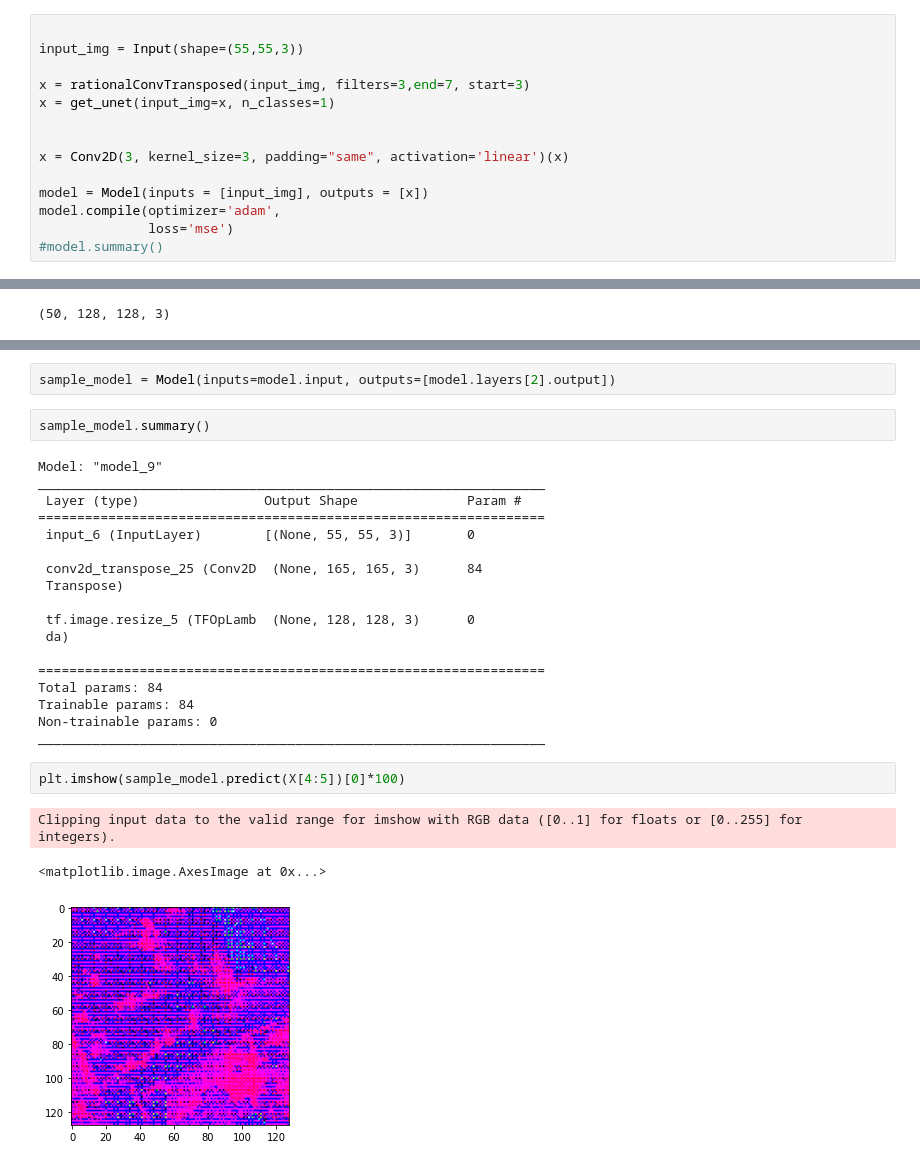
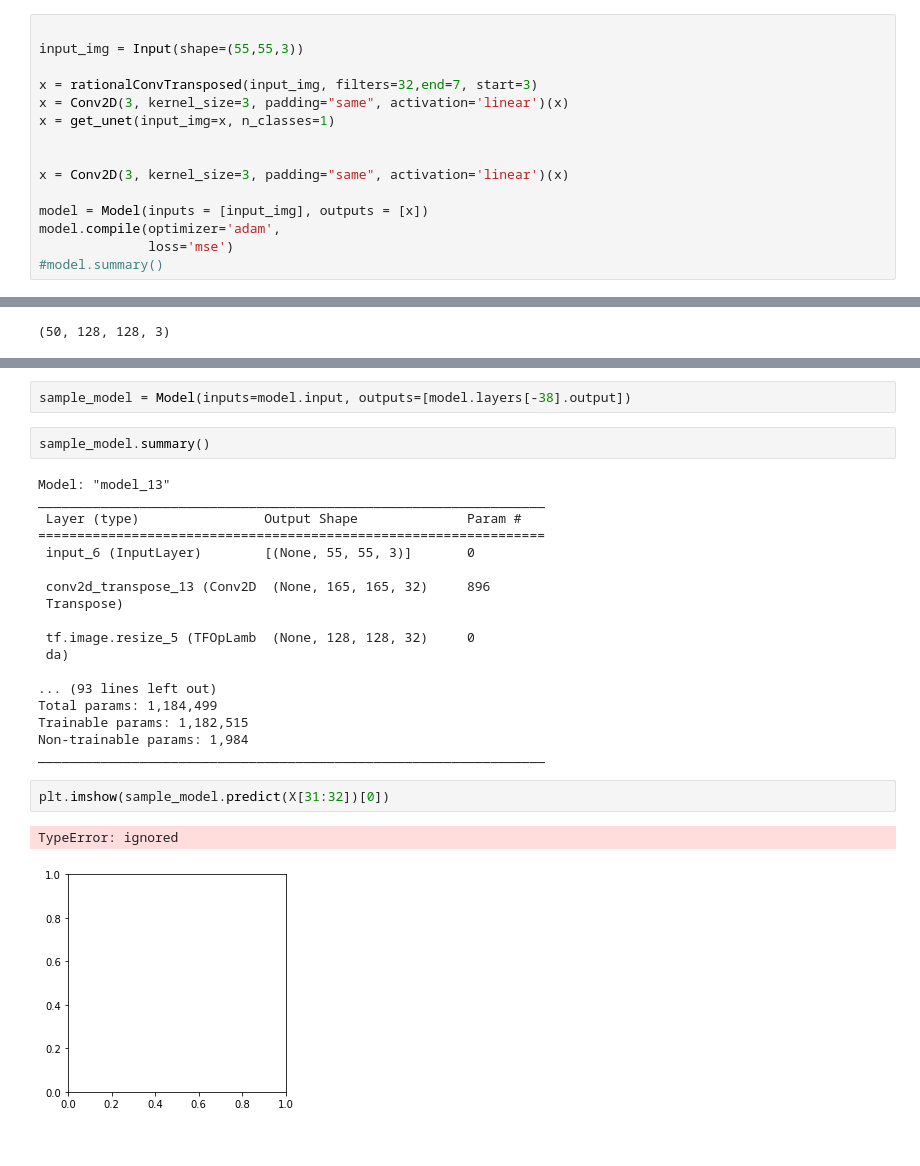
Before and after one commit to stianteien/M_DV_V2022, a Jupyter notebook: sharpen/Sharpen with bilinear.ipynb, the cells around one changed output, grey strips where cells are left out. Drawn from its saved outputs; the diff is of its cells as text.

Commit message:
shapren with 3 filters out of upscaling

```diff
--- a/sharpen/Sharpen with bilinear.ipynb
+++ b/sharpen/Sharpen with bilinear.ipynb
@@ -129,7 +129,8 @@ def get_unet(input_img, n_filters = 16, dropout = 0.1, batchnorm = True, n_class
 
 input_img = Input(shape=(55,55,3))
 
-x = rationalConvTransposed(input_img, filters=3,end=7, start=3)
+x = rationalConvTransposed(input_img, filters=32,end=7, start=3)
+x = Conv2D(3, kernel_size=3, padding="same", activation='linear')(x)
 x = get_unet(input_img=x, n_classes=1)
 
 
@@ -208,29 +212,28 @@ Clipping input data to the valid range for imshow with RGB data ([0..1] for floa
 # %%
-sample_model = Model(inputs=model.input, outputs=[model.layers[2].output])
+sample_model = Model(inputs=model.input, outputs=[model.layers[-38].output])
 # %%
 sample_model.summary()
 # %% [output]
-Model: "model_9"
+Model: "model_13"
 _________________________________________________________________
  Layer (type)                Output Shape              Param #
 =================================================================
  input_6 (InputLayer)        [(None, 55, 55, 3)]       0
 
- conv2d_transpose_25 (Conv2D  (None, 165, 165, 3)      84
+ conv2d_transpose_13 (Conv2D  (None, 165, 165, 32)     896
  Transpose)
 
- tf.image.resize_5 (TFOpLamb  (None, 128, 128, 3)      0
+ tf.image.resize_5 (TFOpLamb  (None, 128, 128, 32)     0
  da)
 
-=================================================================
-Total params: 84
-Trainable params: 84
-Non-trainable params: 0
+... (93 lines left out)
+Total params: 1,184,499
+Trainable params: 1,182,515
+Non-trainable params: 1,984
 _________________________________________________________________
 # %%
-plt.imshow(sample_model.predict(X[4:5])[0]*100)
+plt.imshow(sample_model.predict(X[31:32])[0])
 # %% [output]
-Clipping input data to the valid range for imshow with RGB data ([0..1] for floats or [0..255] for integers).
+TypeError: ignored
-<matplotlib.image.AxesImage at 0x...>
-[figure, old version]
+[figure, new version]
 # %%
```
Also changed, not shown: parts of 7 cells of this notebook.
